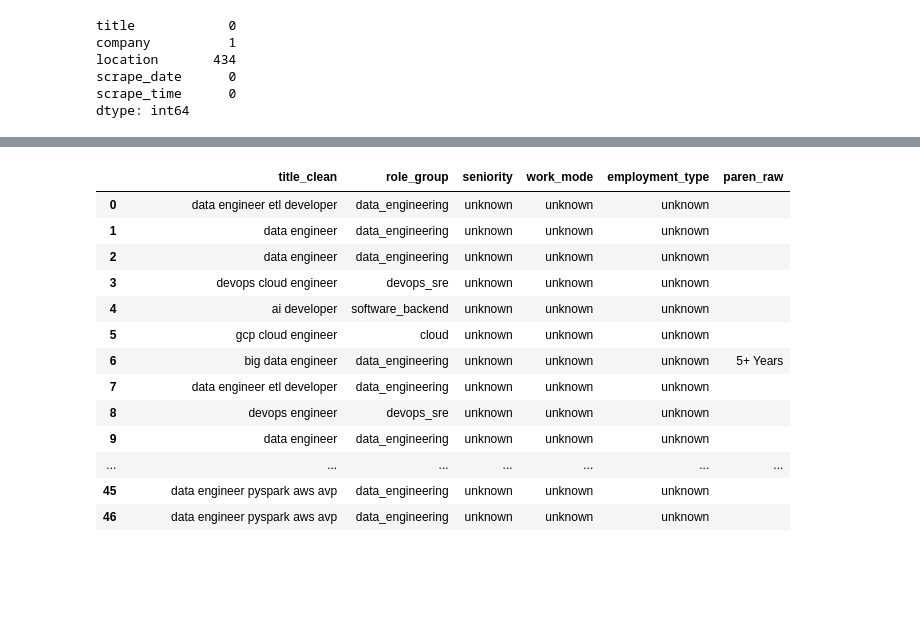
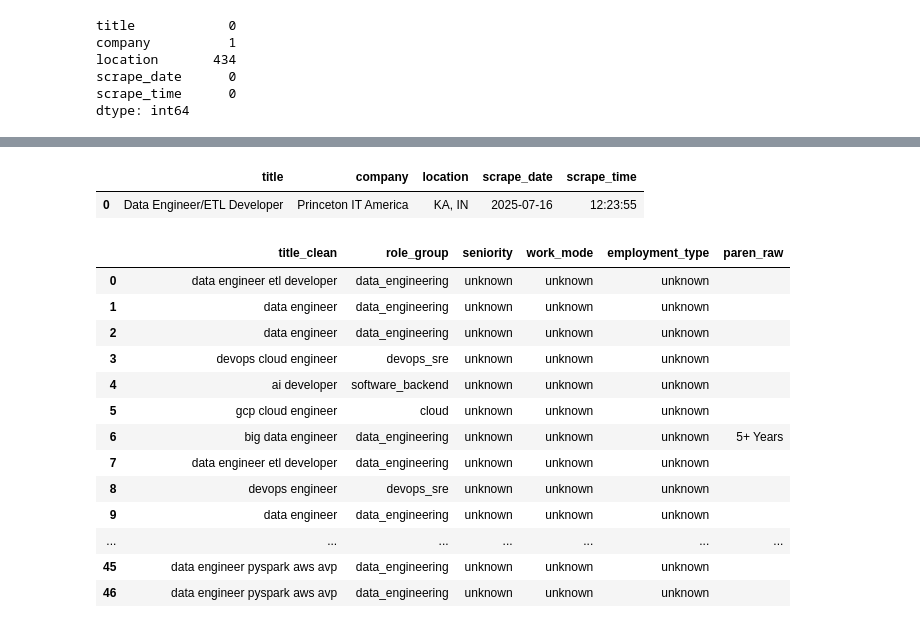
Before and after one commit to PotenUP3-DA-Team4/DA_AI_Jobs, a Jupyter notebook: hanvv3/pj1_grp4-AI_jobs.ipynb, the cells around one changed output, grey strips where cells are left out. Saved outputs shown, nothing was run; the diff lists cells and outputs as text; code cells hidden in the pictures; blank space fills up the shorter version.

Commit message:
created nlp prep

```diff
--- a/hanvv3/pj1_grp4-AI_jobs.ipynb
+++ b/hanvv3/pj1_grp4-AI_jobs.ipynb
@@ -142,12 +127,17 @@ df_prep
 # %%
 import re
 
 df = pd.read_csv(
-    "./data/jobs_merged_wo_url_0129.csv",
+    "./jobs_merged_0129_prep.csv",
     index_col=0
 )
 
 col = "title"
+
+df.head(1)
+# %% [output]
+|  | title | company | location | scrape_date | scrape_time |
+| 0 | Data Engineer/ETL Developer | Princeton IT America | KA, IN | 2025-07-16 | 12:23:55 |
 # %%
 # 1) title에서 속성(레벨/근무형태/고용형태) 추출
 SENIORITY_PATTERNS = {
```
Also changed, not shown: parts of 6 cells of this notebook, 1 other file.
